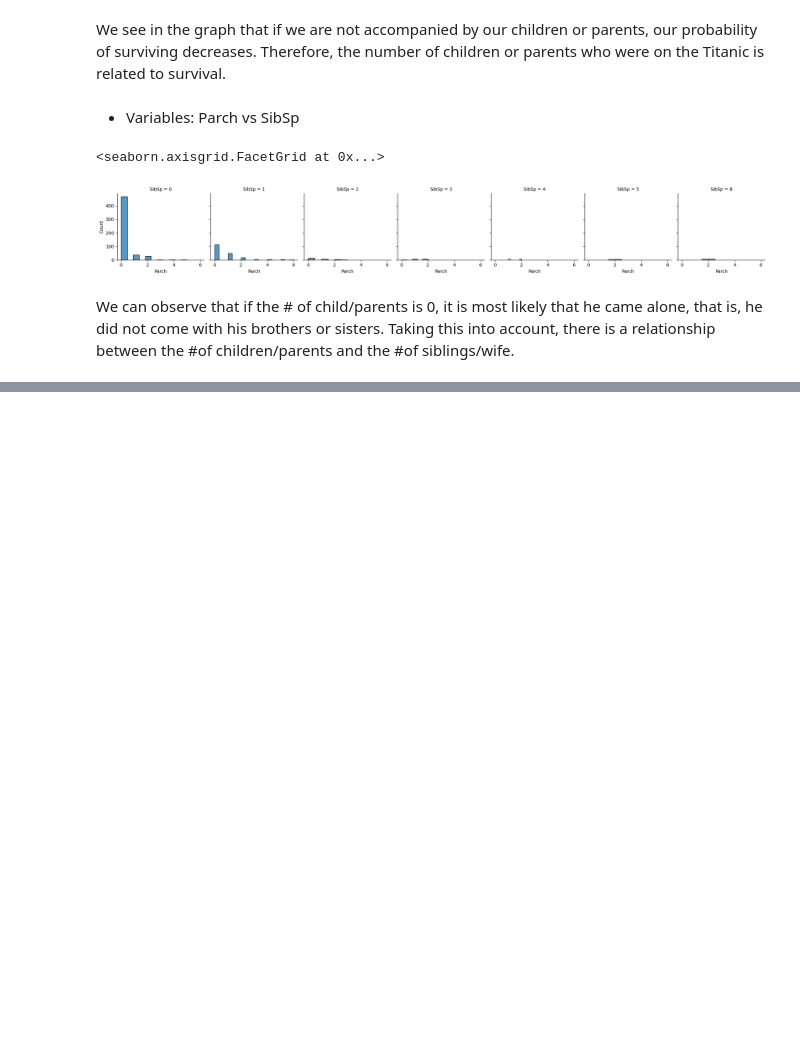
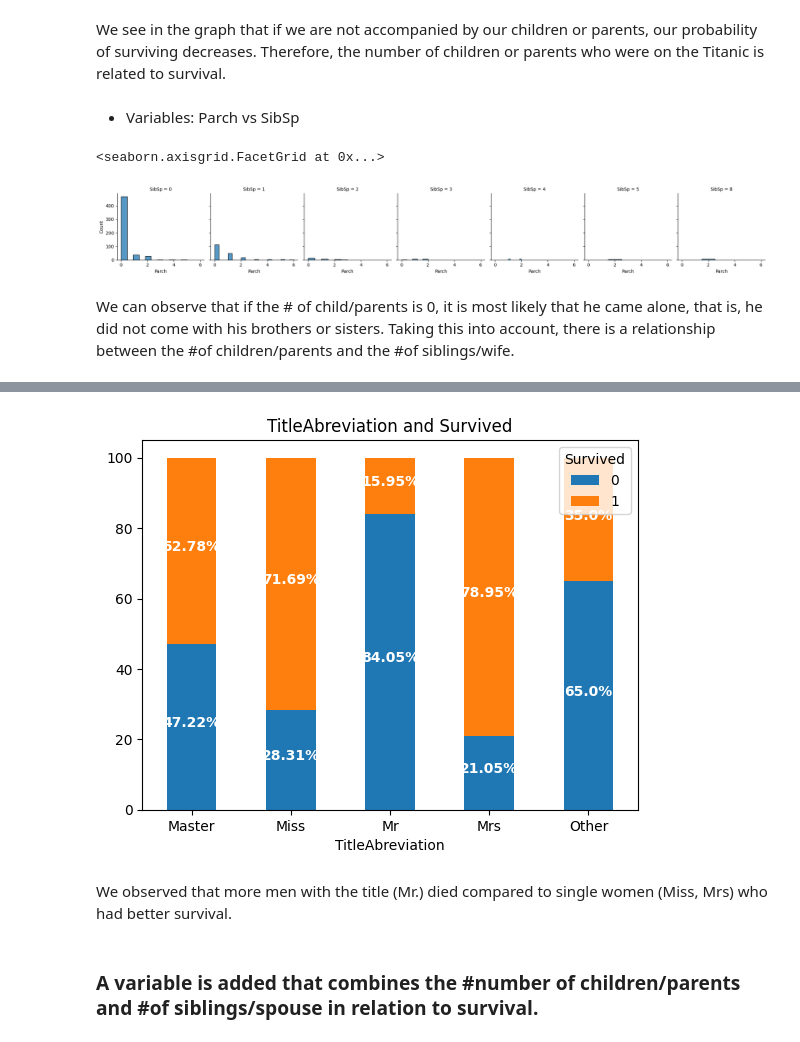
Before and after one commit to 987sebasBeller/Titanic-Survival-Prediction, a Jupyter notebook: EDA_&_prediction/data_analysis_and_prediction_fin.ipynb, the cells around one changed output, grey strips where cells are left out. Drawn from its saved outputs; the diff is of its cells as text; code cells hidden in the pictures; blank space fills up the shorter version.

Commit message:
The feature engeering for Name, SibSp and Parch features was implemented

```diff
--- a/EDA_&_prediction/data_analysis_and_prediction_fin.ipynb
+++ b/EDA_&_prediction/data_analysis_and_prediction_fin.ipynb
@@ -212,0 +251,5 @@ We can observe that if the # of child/parents is 0, it is most likely that he ca
+# %%
+def get_title_abbreviation(name):
+ return re.findall("(\w+)\.",name)[0]
+# %%
+df_passengers["TitleAbreviation"]=df_passengers["Name"].apply(get_title_abbreviation)
@@ -212,0 +276,5 @@ We can observe that if the # of child/parents is 0, it is most likely that he ca
+# %%
+otras_abreviaciones=['Countess','Capt', 'Col', 'Don', 'Dr', 'Major', 'Rev', 'Sir', 'Jonkheer']
+df_passengers["TitleAbreviation"]=df_passengers["TitleAbreviation"].replace(["Mlle","Lady"],"Miss")
+df_passengers["TitleAbreviation"]=df_passengers["TitleAbreviation"].replace("Mme","Mrs")
+df_passengers["TitleAbreviation"]=df_passengers["TitleAbreviation"].replace(otras_abreviaciones,"Other")
@@ -212,0 +291,8 @@ We can observe that if the # of child/parents is 0, it is most likely that he ca
+# %%
+show_stacked_bar_chart(df_passengers,["TitleAbreviation","Survived"])
+# %% [output]
+[figure, added]
+# %% [markdown]
+We observed that more men with the title (Mr.) died compared to single women (Miss, Mrs) who had better survival.
+# %% [markdown]
+### A variable is added that combines the #number of children/parents and #of siblings/spouse in relation to survival.
```
Also changed, not shown: parts of 11 cells of this notebook.
